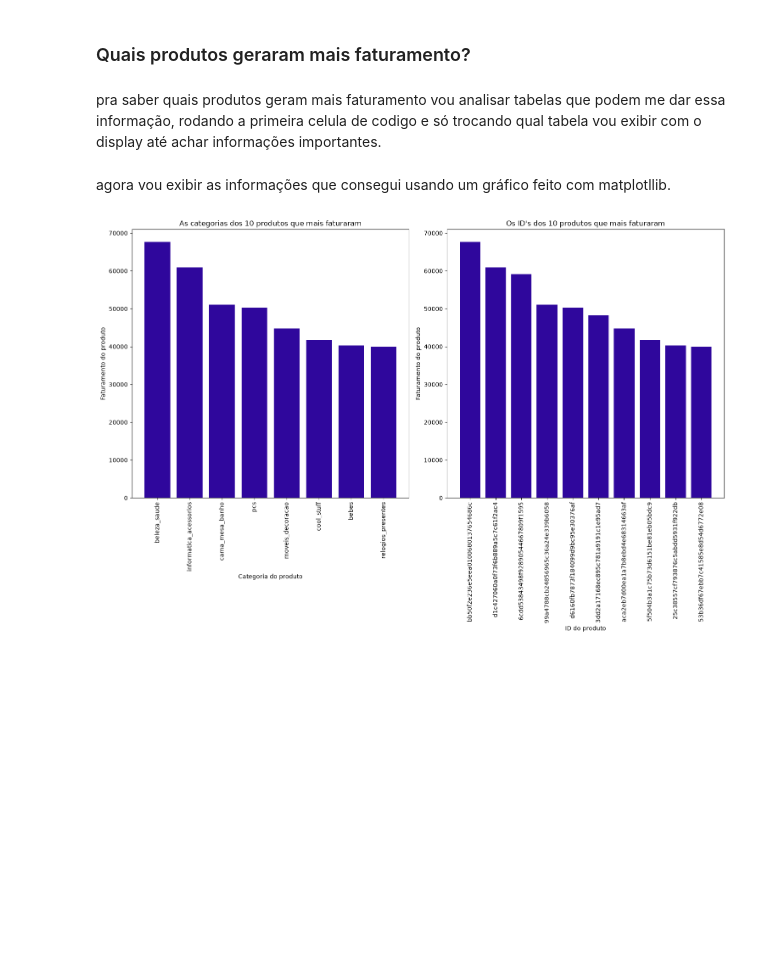
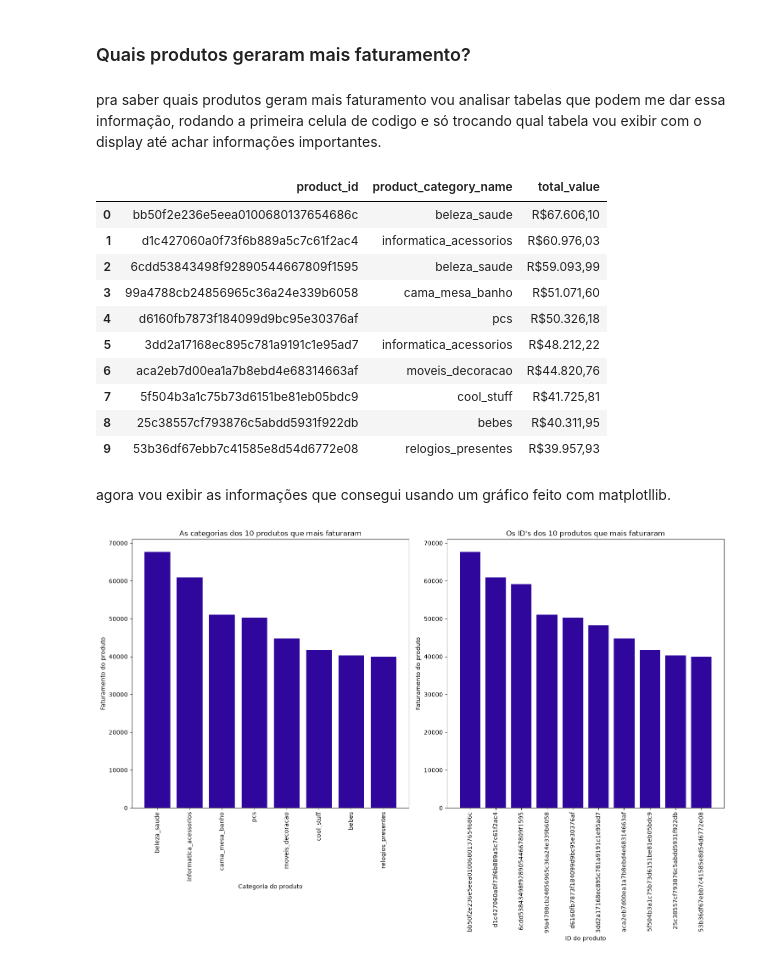
Before and after one commit to jgabryelp/projeto-analise-de-dados-ecommerce-, a Jupyter notebook: analiseseccomerce.ipynb, the cells around one changed output. Cells and saved outputs as stored; diff of their text form; code cells hidden in the pictures; blank space fills up the shorter version.

```diff
--- a/analiseseccomerce.ipynb
+++ b/analiseseccomerce.ipynb
@@ -34,12 +48,32 @@ pra saber quais produtos geram mais faturamento vou analisar tabelas que podem m
 # %%
 produtosquemaisfaturam = tabelainfopedidos[["product_id", "price", "freight_value"]].merge(tabelaprodutos[["product_id", "product_category_name"]], on="product_id") #a tabela infopedidos nos dá 3 informções importantes, o preço, valor do frete e id do produto, por isso separei elas em outro dataframe
 produtosquemaisfaturam = produtosquemaisfaturam.groupby(["product_id", "product_category_name"]).sum() #os itens da coluna product_id passam a aparecer só uma vez, e os preços são somados em cada coluna restante
 
 produtosquemaisfaturam["total_value"] = produtosquemaisfaturam["price"] + produtosquemaisfaturam["freight_value"] #criando uma nova coluna com o valor dos preços totais de cada produto (soma do preço e valor do frete)
 produtosquemaisfaturam = produtosquemaisfaturam[["total_value"]].sort_values(by="total_value", ascending= False) #excluindo as outras colunas já que não são relevantes mais e ordenando os valores totais dos produtos do maior para o menor
 produtosquemaisfaturam = produtosquemaisfaturam[:10] #selecionando só os 10 produtos que mais faturaram
 produtosquemaisfaturam = produtosquemaisfaturam.reset_index() #product id passa a seruma coluna normal, sem estar no index, facilitando algumas analises
+
+def formatarvalor(valor): #criando uma função pra formatar o valor pro formato correto em Reais
+    valorformatado = f"R${valor:_.2f}"
+    valorformatado = valorformatado.replace(".", ",").replace("_", ".")
+    return valorformatado
+
+produtosquemaisfaturam["total_value"] = produtosquemaisfaturam["total_value"].apply(formatarvalor) #aplicando a função de formatação do valor total
+
 display(produtosquemaisfaturam)
+# %% [output]
+|  | product_id | product_category_name | total_value |
+| 0 | bb50f2e236e5eea0100680137654686c | beleza_saude | R$67.606,10 |
+| 1 | d1c427060a0f73f6b889a5c7c61f2ac4 | informatica_acessorios | R$60.976,03 |
+| 2 | 6cdd53843498f92890544667809f1595 | beleza_saude | R$59.093,99 |
+| 3 | 99a4788cb24856965c36a24e339b6058 | cama_mesa_banho | R$51.071,60 |
+| 4 | d6160fb7873f184099d9bc95e30376af | pcs | R$50.326,18 |
+| 5 | 3dd2a17168ec895c781a9191c1e95ad7 | informatica_acessorios | R$48.212,22 |
+| 6 | aca2eb7d00ea1a7b8ebd4e68314663af | moveis_decoracao | R$44.820,76 |
+| 7 | 5f504b3a1c75b73d6151be81eb05bdc9 | cool_stuff | R$41.725,81 |
+| 8 | 25c38557cf793876c5abdd5931f922db | bebes | R$40.311,95 |
+| 9 | 53b36df67ebb7c41585e8d54d6772e08 | relogios_presentes | R$39.957,93 |
 # %% [markdown]
 agora vou exibir as informações que consegui usando um gráfico feito com matplotllib.
 # %%
```
Also changed, not shown: parts of 4 cells of this notebook.
